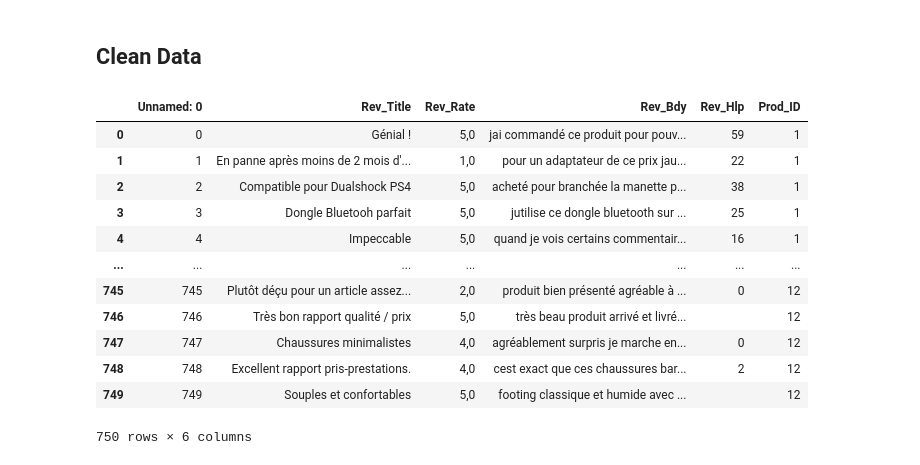
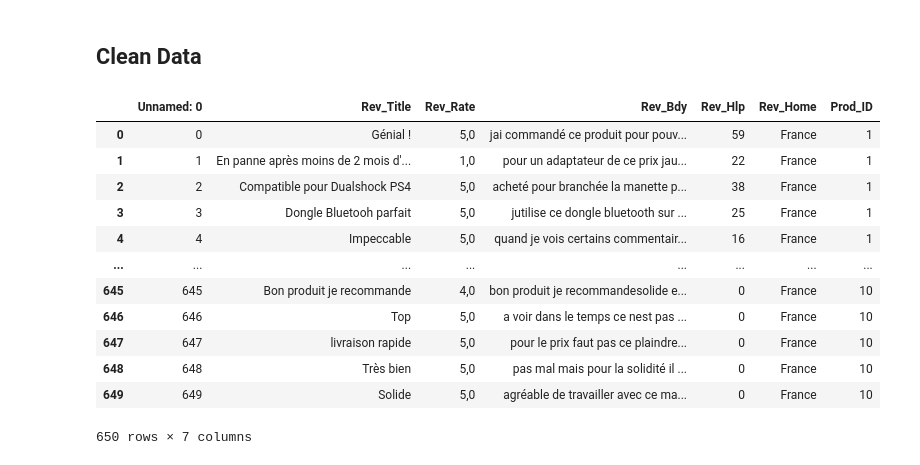
Before and after one commit to ChihabEddine98/AmazonAnalysis, a Jupyter notebook: AmazonAnalysis.ipynb, the cells around one changed output. Drawn from its saved outputs; the diff is of its cells as text; code cells hidden in the pictures.

Commit message:
clean data

```diff
--- a/AmazonAnalysis.ipynb
+++ b/AmazonAnalysis.ipynb
@@ -356,44 +354,45 @@ def return_token(rev_bdy):
 # %%
 
 # Clean data review
 def clean_bdy(rev):
   lower_rev=rev.lower()
   clean_rev=lower_rev.translate(str.maketrans('','',string.punctuation))
   return clean_rev
 
 # Clean data review function
 def clean_reviews(data_rev):
     # Cleaning Hlp Review
-    data_rev['Rev_Hlp']=df_rev.Rev_Hlp.apply(lambda x: re.sub("[^0-9]","",x))
+    data_rev['Rev_Hlp']=data_rev.Rev_Hlp.apply(lambda x: re.sub("[^0-9]","",x))
     # Cleaning Rate review
-    data_rev['Rev_Rate']=df_rev.Rev_Rate.str.split(' ').apply(lambda x: x[0])
+    data_rev['Rev_Rate']=data_rev.Rev_Rate.str.split(' ').apply(lambda x: x[0])
+    # Cleaning Home Review
+    data_rev['Rev_Home']=data_rev.Rev_Home.str.split(' ').apply(lambda x: x[2])
 
     # Cleaning the body of the review
     # Convert the letter into lowercase
     # Remove ponctuation like .,!? etc
-    data_rev['Rev_Bdy']=df_rev.Rev_Bdy.apply(lambda x: clean_bdy(x))
+    data_rev['Rev_Bdy']=data_rev.Rev_Bdy.apply(lambda x: clean_bdy(x))
 
-
-
+    data_rev=data_rev[data_rev.Rev_Home=='France']
 
     return data_rev
 
 
 
 df_rev = pd.read_csv("Review_data.csv")
 df_rev=clean_reviews(df_rev)
 df_rev
 # %% [output]
-|  | Unnamed: 0 | Rev_Title | Rev_Rate | Rev_Bdy | Rev_Hlp | Prod_ID |
-| 0 | 0 | Génial ! | 5,0 | jai commandé ce produit pour pouv... | 59 | 1 |
-| 1 | 1 | En panne après moins de 2 mois d'... | 1,0 | pour un adaptateur de ce prix jau... | 22 | 1 |
-| 2 | 2 | Compatible pour Dualshock PS4 | 5,0 | acheté pour branchée la manette p... | 38 | 1 |
-| 3 | 3 | Dongle Bluetooh parfait | 5,0 | jutilise ce dongle bluetooth sur ... | 25 | 1 |
-| 4 | 4 | Impeccable | 5,0 | quand je vois certains commentair... | 16 | 1 |
-| ... | ... | ... | ... | ... | ... | ... |
-| 745 | 745 | Plutôt déçu pour un article assez... | 2,0 | produit bien présenté agréable à ... | 0 | 12 |
-| 746 | 746 | Très bon rapport qualité / prix | 5,0 | très beau produit arrivé et livré... |  | 12 |
-| 747 | 747 | Chaussures minimalistes | 4,0 | agréablement surpris je marche en... | 0 | 12 |
-| 748 | 748 | Excellent rapport pris-prestations. | 4,0 | cest exact que ces chaussures bar... | 2 | 12 |
-| 749 | 749 | Souples et confortables | 5,0 | footing classique et humide avec ... |  | 12 |
+|  | Unnamed: 0 | Rev_Title | Rev_Rate | Rev_Bdy | Rev_Hlp | Rev_Home | Prod_ID |
+| 0 | 0 | Génial ! | 5,0 | jai commandé ce produit pour pouv... | 59 | France | 1 |
+| 1 | 1 | En panne après moins de 2 mois d'... | 1,0 | pour un adaptateur de ce prix jau... | 22 | France | 1 |
+| 2 | 2 | Compatible pour Dualshock PS4 | 5,0 | acheté pour branchée la manette p... | 38 | France | 1 |
+| 3 | 3 | Dongle Bluetooh parfait | 5,0 | jutilise ce dongle bluetooth sur ... | 25 | France | 1 |
+| 4 | 4 | Impeccable | 5,0 | quand je vois certains commentair... | 16 | France | 1 |
+| ... | ... | ... | ... | ... | ... | ... | ... |
+| 645 | 645 | Bon produit je recommande | 4,0 | bon produit je recommandesolide e... | 0 | France | 10 |
+| 646 | 646 | Top | 5,0 | a voir dans le temps ce nest pas ... | 0 | France | 10 |
+| 647 | 647 | livraison rapide | 5,0 | pour le prix faut pas ce plaindre... | 0 | France | 10 |
+| 648 | 648 | Très bien | 5,0 | pas mal mais pour la solidité il ... | 0 | France | 10 |
+| 649 | 649 | Solide | 5,0 | agréable de travailler avec ce ma... | 0 | France | 10 |
-750 rows × 6 columns
+650 rows × 7 columns
```
Also changed, not shown: parts of 6 cells of this notebook.
